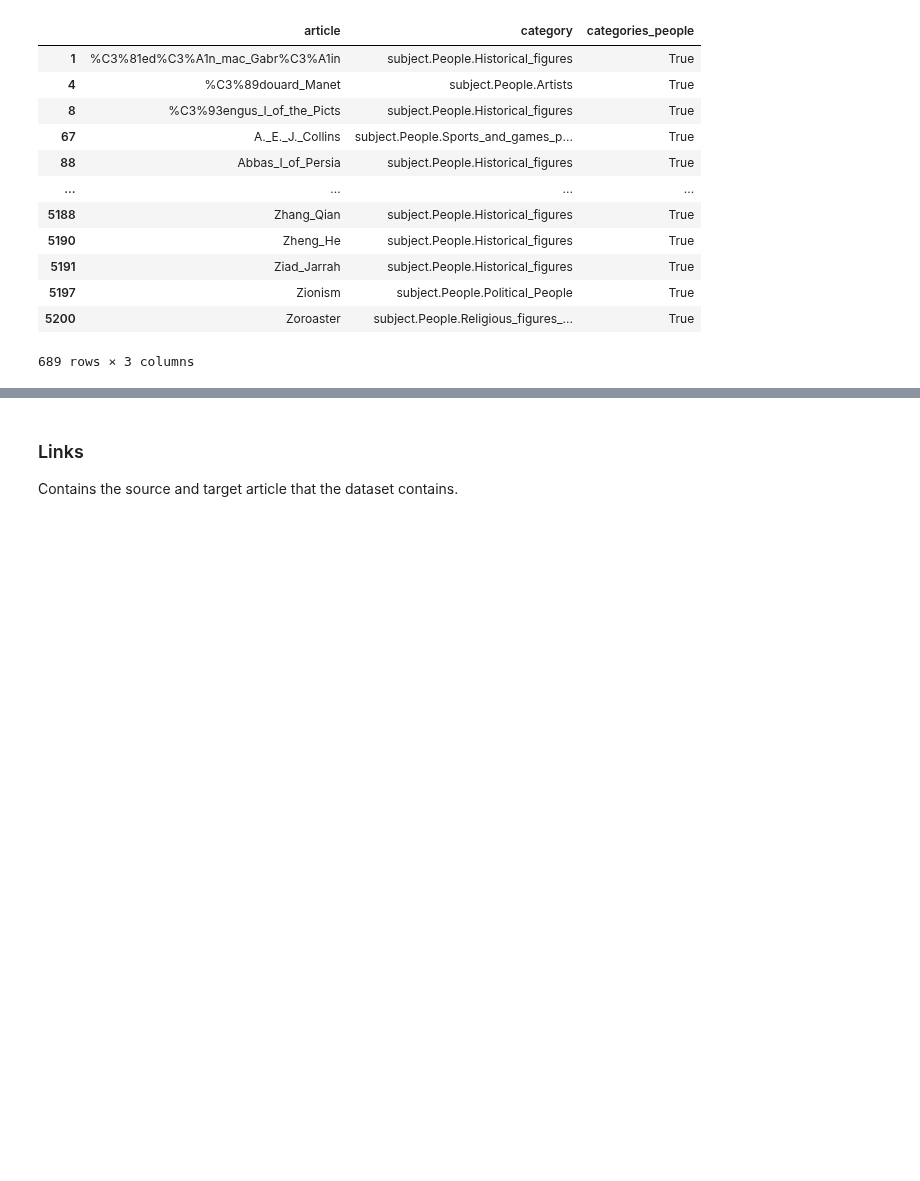
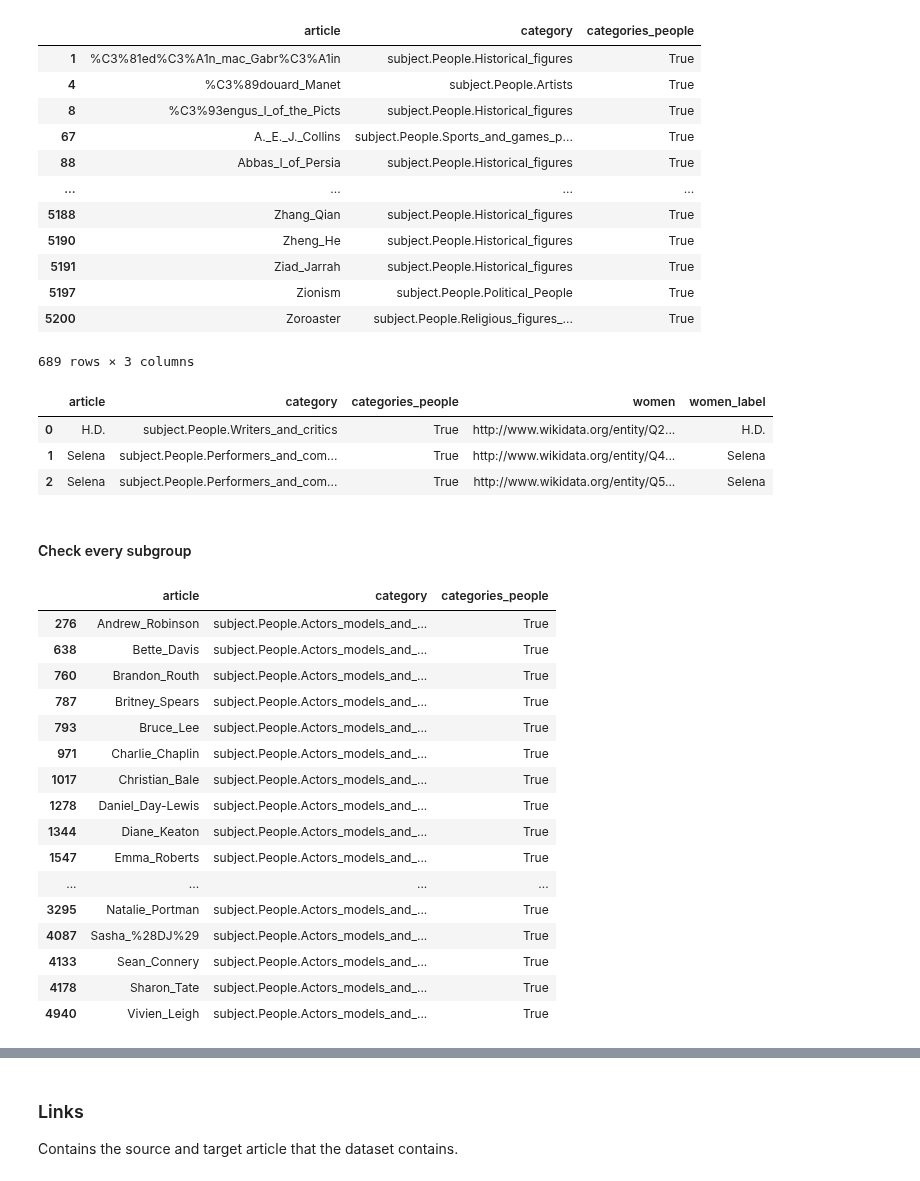
Before and after one commit to epfl-ada/ada-2022-project-metadata, a Jupyter notebook: vala.ipynb, the cells around one changed output, grey strips where cells are left out. Drawn from its saved outputs; the diff is of its cells as text; code cells hidden in the pictures; blank space fills up the shorter version.

```diff
--- a/vala.ipynb
+++ b/vala.ipynb
@@ -216,0 +427,52 @@ ca
+# %%
+prufa
+# %% [output]
+|  | article | category | categories_people | women | women_label |
+| 0 | H.D. | subject.People.Writers_and_critics | True | http://www.wikidata.org/entity/Q2... | H.D. |
+| 1 | Selena | subject.People.Performers_and_com... | True | http://www.wikidata.org/entity/Q4... | Selena |
+| 2 | Selena | subject.People.Performers_and_com... | True | http://www.wikidata.org/entity/Q5... | Selena |
+# %% [markdown]
+#### Check every subgroup
+# %%
+actors = categories[categories["category"] == "subject.People.Actors_models_and_celebrities"]
+artist = categories[categories["category"] == "subject.People.Artists"]
+astro = categories[categories["category"] == "subject.People.Astronomers_and_physicists"]
+chemist = categories[categories["category"] == "subject.People.Chemists"]
+comp = categories[categories["category"] == "subject.People.Computing_People"]
+eng = categories[categories["category"] == "subject.People.Engineers_and_inventors"]
+geo = categories[categories["category"] == "subject.People.Geographers_and_explorers"]
+hist = categories[categories["category"] == "subject.People.Historical_figures"]
+
+humsci = categories[categories["category"] == "subject.People.Human_Scientists"]
+math = categories[categories["category"] == "subject.People.Mathematicians"]
+mil = categories[categories["category"] == "subject.People.Military_People"]
+mon = categories[categories["category"] == "subject.People.Monarchs_of_Great_Britain"]
+perf = categories[categories["category"] == "subject.People.Performers_and_composers"]
+phil = categories[categories["category"] == "subject.People.Philosophers"]
+pol = categories[categories["category"] == "subject.People.Political_People"]
+prod = categories[categories["category"] == "subject.People.Producers_directors_and_media_figures"]
+
+rel = categories[categories["category"] == "subject.People.Religious_figures_and_leaders"]
+sport = categories[categories["category"] == "subject.People.Sports_and_games_people"]
+usa = categories[categories["category"] == "subject.People.USA_Presidents"]
+writ = categories[categories["category"] == "subject.People.Writers_and_critics"]
+# %%
+actors
+# %% [output]
+|  | article | category | categories_people |
+| 276 | Andrew_Robinson | subject.People.Actors_models_and_... | True |
+| 638 | Bette_Davis | subject.People.Actors_models_and_... | True |
+| 760 | Brandon_Routh | subject.People.Actors_models_and_... | True |
+| 787 | Britney_Spears | subject.People.Actors_models_and_... | True |
+| 793 | Bruce_Lee | subject.People.Actors_models_and_... | True |
+| 971 | Charlie_Chaplin | subject.People.Actors_models_and_... | True |
+| 1017 | Christian_Bale | subject.People.Actors_models_and_... | True |
+| 1278 | Daniel_Day-Lewis | subject.People.Actors_models_and_... | True |
+| 1344 | Diane_Keaton | subject.People.Actors_models_and_... | True |
+| 1547 | Emma_Roberts | subject.People.Actors_models_and_... | True |
+| ... | ... | ... | ... |
+| 3295 | Natalie_Portman | subject.People.Actors_models_and_... | True |
+| 4087 | Sasha_%28DJ%29 | subject.People.Actors_models_and_... | True |
+| 4133 | Sean_Connery | subject.People.Actors_models_and_... | True |
+| 4178 | Sharon_Tate | subject.People.Actors_models_and_... | True |
+| 4940 | Vivien_Leigh | subject.People.Actors_models_and_... | True |
```
Also changed, not shown: parts of 34 cells of this notebook.
